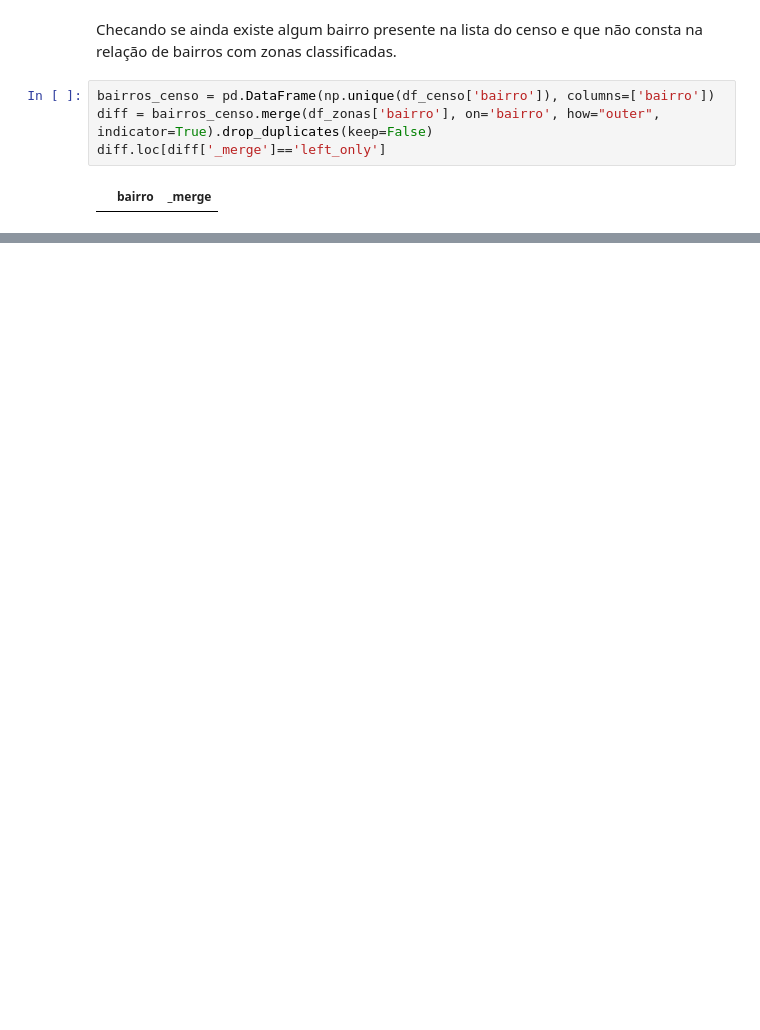
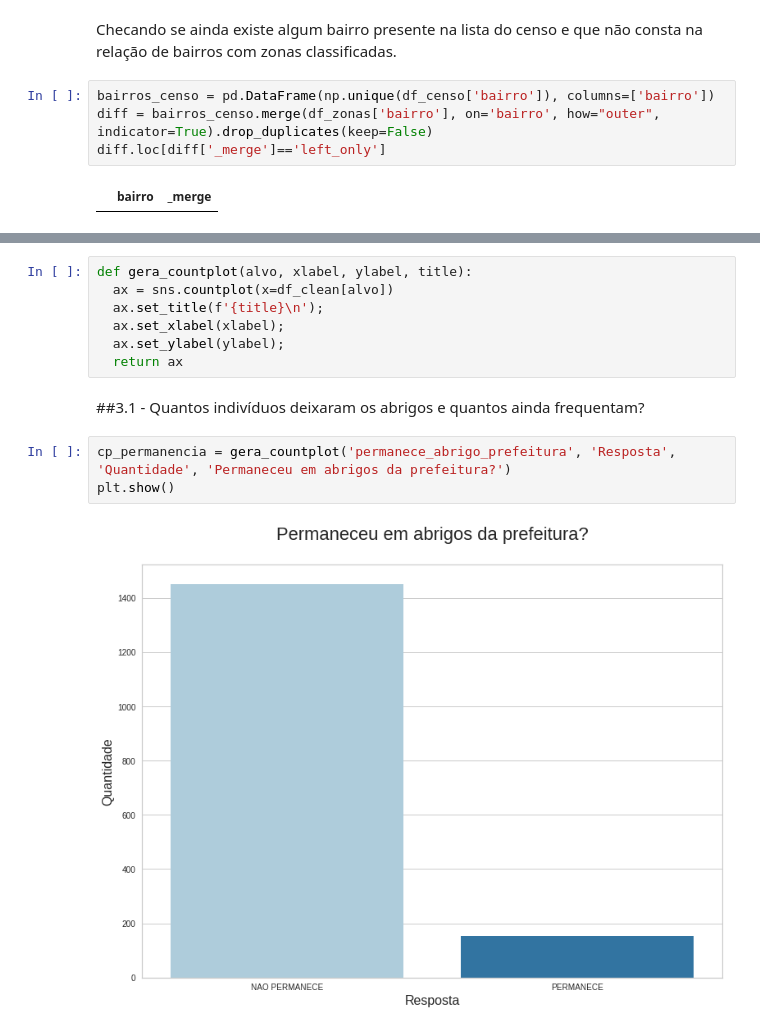
Before and after one commit to tiagosilveiraa/tccbigdata, a Jupyter notebook: TCC_PUC.ipynb, the cells around one changed output, grey strips where cells are left out. Saved outputs shown, nothing was run; the diff lists cells and outputs as text; blank space fills up the shorter version.

```diff
--- a/TCC_PUC.ipynb
+++ b/TCC_PUC.ipynb
@@ -139,0 +217,14 @@ Perguntas que buscaremos respostas:
+# %%
+def gera_countplot(alvo, xlabel, ylabel, title):
+  ax = sns.countplot(x=df_clean[alvo])
+  ax.set_title(f'{title}\n');
+  ax.set_xlabel(xlabel);
+  ax.set_ylabel(ylabel);
+  return ax
+# %% [markdown]
+##3.1 - Quantos indivíduos deixaram os abrigos e quantos ainda frequentam?
+# %%
+cp_permanencia = gera_countplot('permanece_abrigo_prefeitura', 'Resposta', 'Quantidade', 'Permaneceu em abrigos da prefeitura?')
+plt.show()
+# %% [output]
+[figure, added]
```
Also changed, not shown: parts of 99 cells of this notebook.
